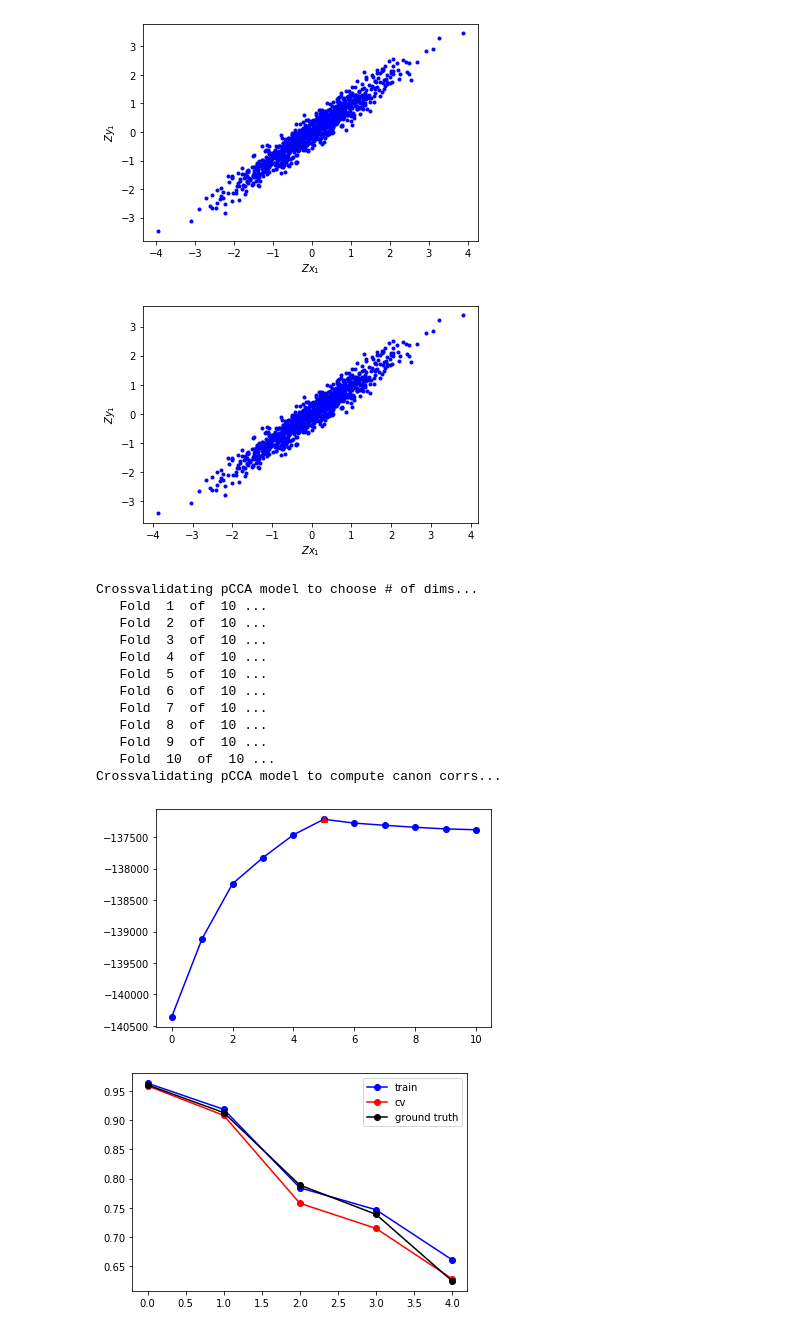
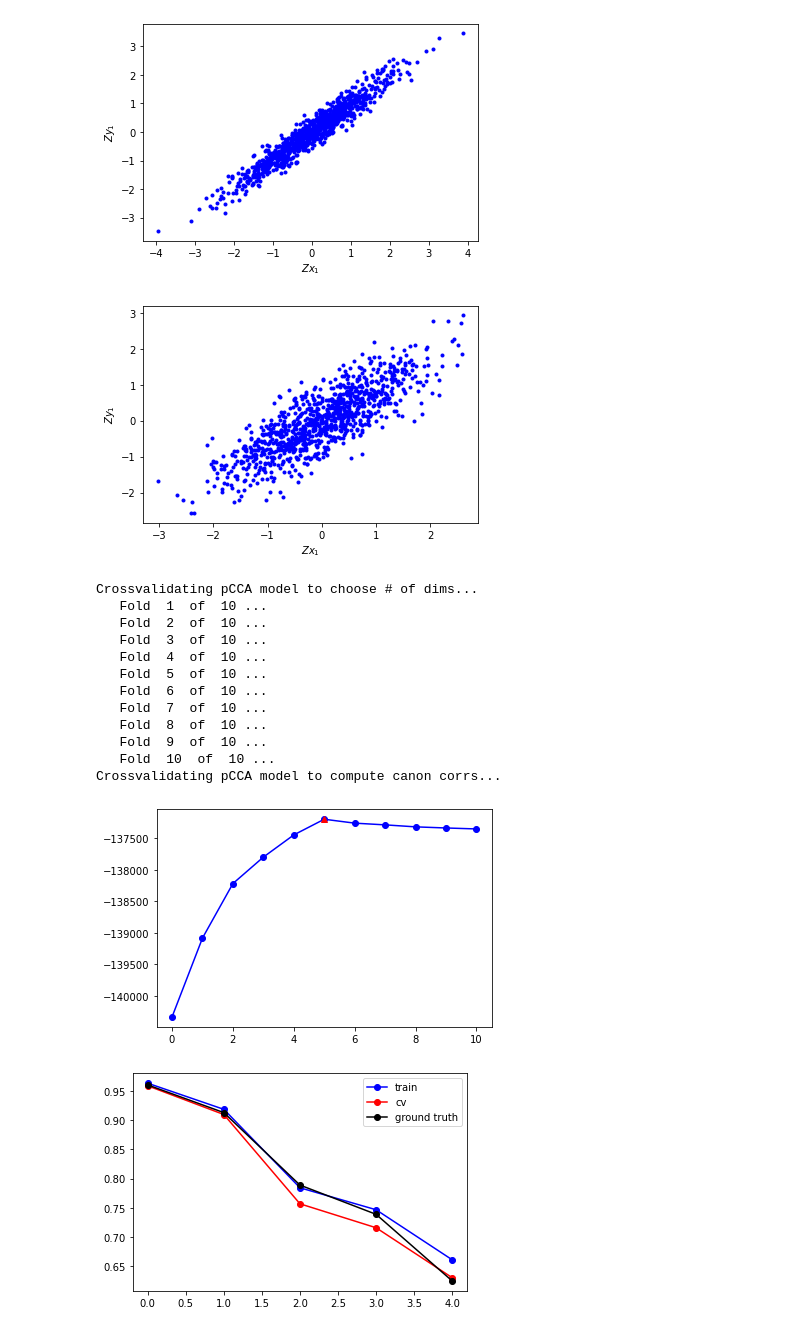
Before and after one commit to meganmcd13/cca, a Jupyter notebook: example.ipynb, the cells around one changed output. Drawn from its saved outputs; the diff is of its cells as text; code cells hidden in the pictures.

```diff
--- a/example.ipynb
+++ b/example.ipynb
@@ -28,19 +28,19 @@ plt.show()
 # %%
 # pCCA
 pcca_model = pcca.prob_cca()
-pcca_model.train_maxLL(X,Y,zDim)
+pcca_model.train(X,Y,zDim,warmstart=False)
 z_pcca,curr_LL = pcca_model.estep(X,Y)
 z_orth,Worth = pcca_model.orthogonalize(z_pcca['zx_mu'],z_pcca['zy_mu'])
 Z_x = z_pcca['zx_mu']
 Z_y = z_pcca['zy_mu']
 
 plt.figure(1)
 plt.plot(Z_x[:,0],Z_y[:,0],'b.')
 plt.xlabel('$Zx_{1}$')
 plt.ylabel('$Zy_{1}$')
 plt.show()
 # %% [output]
-[figure, old version]
+[figure, new version]
 # %%
 # crossvalidate pCCA
 pcca_model = pcca.prob_cca()
@@ -63,7 +63,7 @@ Crossvalidating pCCA model to choose # of dims...
    Fold  9  of  10 ...
    Fold  10  of  10 ...
 Crossvalidating pCCA model to compute canon corrs...
-[figure, old version]
+[figure, new version]
 # %%
 cv_rho = pcca_model.get_params()['cv_rho']
 train_rho = pcca_model.get_params()['rho']
```
Also changed, not shown: parts of 1 cell of this notebook, 1 other file.
